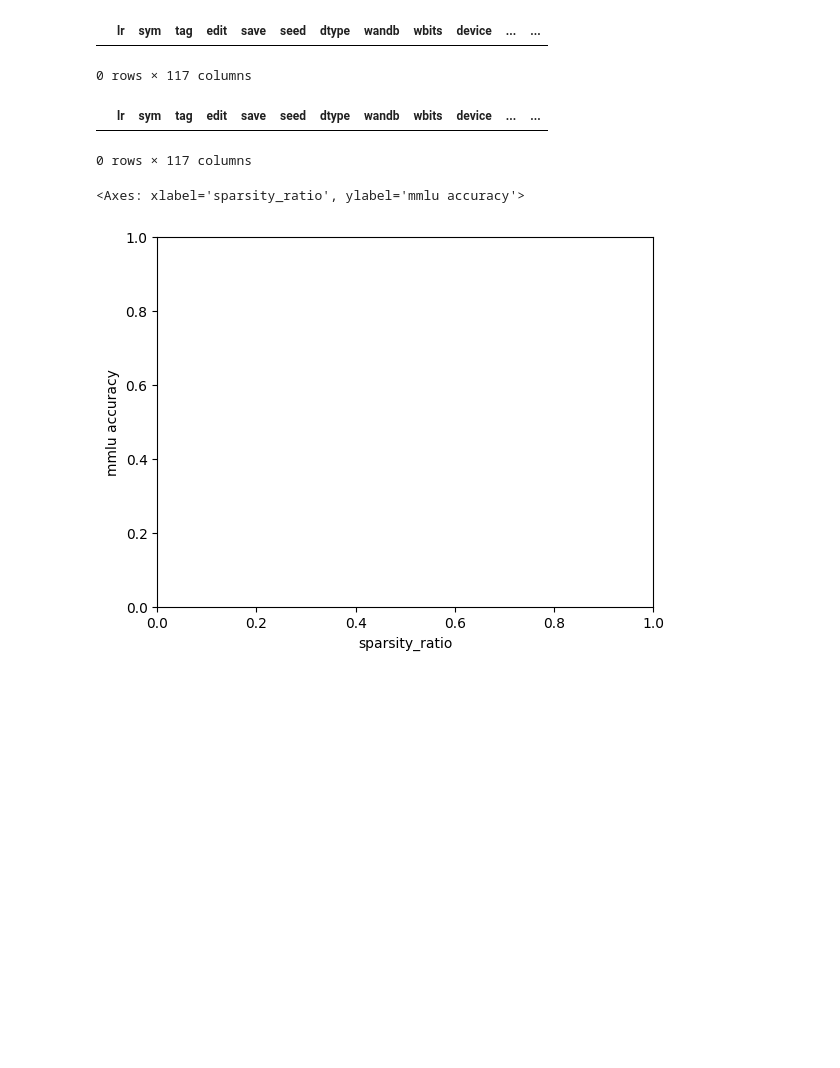
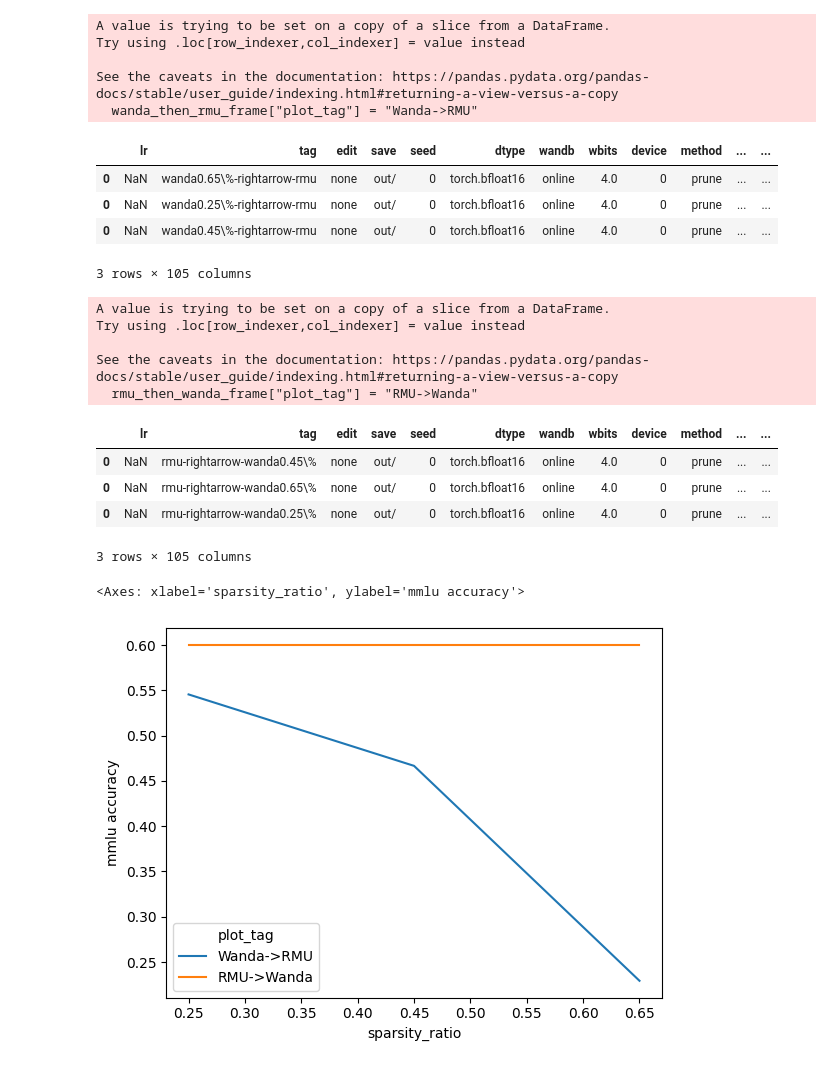
Before and after one commit to hartvigsen-group/composable-interventions, a Jupyter notebook: notebooks/pull_wandb_data.ipynb, the cells around one changed output. Drawn from its saved outputs; the diff is of its cells as text; code cells hidden in the pictures; blank space fills up the shorter version.

```diff
--- a/notebooks/pull_wandb_data.ipynb
+++ b/notebooks/pull_wandb_data.ipynb
@@ -10,3 +10,10 @@ from datetime import datetime
 
 import wandb
 api = wandb.Api()
+# %%
+project_names = ["Composable_Interventions", "AK_Tests"]
+runs = []
+for project_name in project_names:
+    runs.extend(api.runs(project_name))
+
+runs
@@ -97,20 +129,37 @@ all_runs_frame
 # %%
-wanda_then_rmu_frame = all_runs_frame[(all_runs_frame["tag"].str.contains("wanda")) & all_runs_frame["tag"].str.contains("-rmu")]
+wanda_then_rmu_frame = all_runs_frame[(all_runs_frame["interventions"] == "['compress', 'unlearn']") & (all_runs_frame["compression"] == "wanda")]
 wanda_then_rmu_frame["plot_tag"] = "Wanda->RMU"
 display(wanda_then_rmu_frame)
 
-rmu_then_wanda_frame = all_runs_frame[(all_runs_frame["tag"].str.contains("wanda")) & all_runs_frame["tag"].str.contains("rmu-")]
+rmu_then_wanda_frame = all_runs_frame[(all_runs_frame["interventions"] == "['unlearn', 'compress']") & (all_runs_frame["compression"] == "wanda")]
 rmu_then_wanda_frame["plot_tag"] = "RMU->Wanda"
 display(rmu_then_wanda_frame)
 
+combined_plot_frame = pd.concat([wanda_then_rmu_frame, rmu_then_wanda_frame])
+
 # create a line plot of the two where the x axis is sparsity and the y axis is accuracy
 fig, ax = plt.subplots()
-sns.lineplot(data=wanda_then_rmu_frame, x="sparsity_ratio", y="mmlu accuracy", hue="plot_tag", ax=ax)
-sns.lineplot(data=rmu_then_wanda_frame, x="sparsity_ratio", y="mmlu accuracy", hue="plot_tag", ax=ax)
+sns.lineplot(data=combined_plot_frame, x="sparsity_ratio", y="mmlu accuracy", hue="plot_tag", ax=ax)
 # %% [output]
+A value is trying to be set on a copy of a slice from a DataFrame.
+Try using .loc[row_indexer,col_indexer] = value instead
+
+See the caveats in the documentation: https://pandas.pydata.org/pandas-docs/stable/user_guide/indexing.html#returning-a-view-versus-a-copy
+  wanda_then_rmu_frame["plot_tag"] = "Wanda->RMU"
-|  | lr | sym | tag | edit | save | seed | dtype | wandb | wbits | device | ... | ... |
+|  | lr | tag | edit | save | seed | dtype | wandb | wbits | device | method | ... | ... |
+| 0 | NaN | wanda0.65\%-rightarrow-rmu | none | out/ | 0 | torch.bfloat16 | online | 4.0 | 0 | prune | ... | ... |
+| 0 | NaN | wanda0.25\%-rightarrow-rmu | none | out/ | 0 | torch.bfloat16 | online | 4.0 | 0 | prune | ... | ... |
+| 0 | NaN | wanda0.45\%-rightarrow-rmu | none | out/ | 0 | torch.bfloat16 | online | 4.0 | 0 | prune | ... | ... |
-0 rows × 117 columns
-|  | lr | sym | tag | edit | save | seed | dtype | wandb | wbits | device | ... | ... |
-0 rows × 117 columns
+3 rows × 105 columns
-<Axes: xlabel='sparsity_ratio', ylabel='mmlu accuracy'>
+A value is trying to be set on a copy of a slice from a DataFrame.
+Try using .loc[row_indexer,col_indexer] = value instead
+
+See the caveats in the documentation: https://pandas.pydata.org/pandas-docs/stable/user_guide/indexing.html#returning-a-view-versus-a-copy
+  rmu_then_wanda_frame["plot_tag"] = "RMU->Wanda"
+|  | lr | tag | edit | save | seed | dtype | wandb | wbits | device | method | ... | ... |
+| 0 | NaN | rmu-rightarrow-wanda0.45\% | none | out/ | 0 | torch.bfloat16 | online | 4.0 | 0 | prune | ... | ... |
+| 0 | NaN | rmu-rightarrow-wanda0.65\% | none | out/ | 0 | torch.bfloat16 | online | 4.0 | 0 | prune | ... | ... |
+| 0 | NaN | rmu-rightarrow-wanda0.25\% | none | out/ | 0 | torch.bfloat16 | online | 4.0 | 0 | prune | ... | ... |
+3 rows × 105 columns
+<Axes: xlabel='sparsity_ratio', ylabel='mmlu accuracy'>
-[figure, old version]
+[figure, new version]
```
Also changed, not shown: parts of 5 cells of this notebook, 2 other files.
